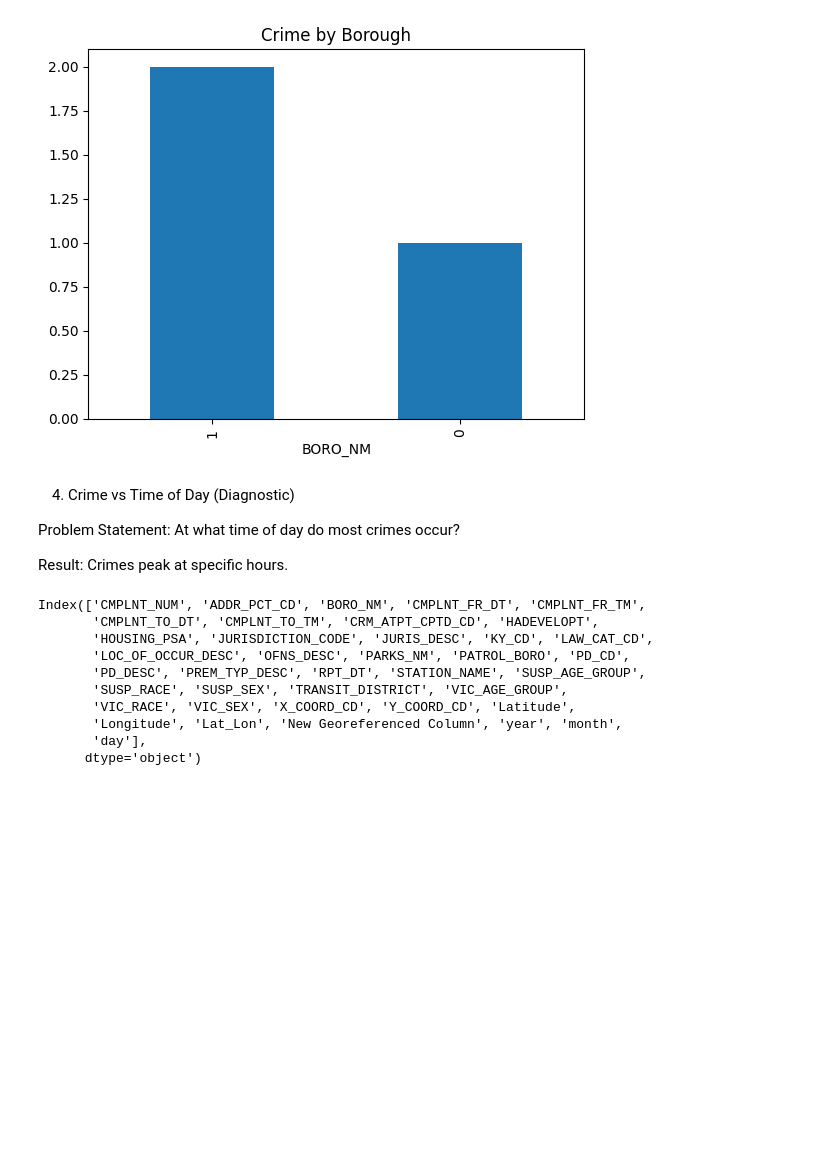
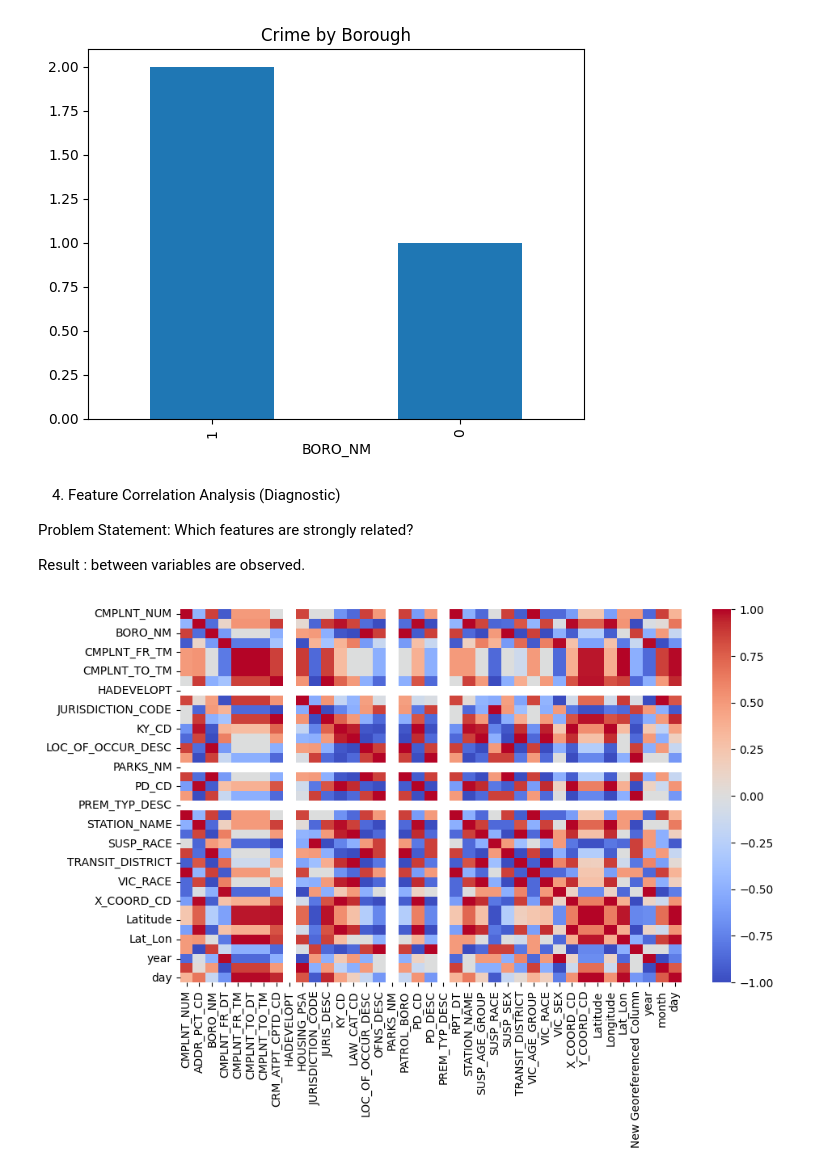
Before and after one commit to deekshithnagavalli/MACHINE-LEARNING-MODEL, a Jupyter notebook: Crime_Prediction_ML.ipynb, the cells around one changed output. Saved outputs shown, nothing was run; the diff lists cells and outputs as text; code cells hidden in the pictures; blank space fills up the shorter version.

Commit message:
updated four problem statements and their analysis

```diff
--- a/Crime_Prediction_ML.ipynb
+++ b/Crime_Prediction_ML.ipynb
@@ -164,24 +164,18 @@ plt.title("Crime by Borough")
 plt.show()
 # %% [output]
 [figure]
-# %% [markdown]
-4. Crime vs Time of Day (Diagnostic)
-
-Problem Statement:
-At what time of day do most crimes occur?
-
-Result:
-Crimes peak at specific hours.
-# %%
-df.columns
-# %% [output]
-Index(['CMPLNT_NUM', 'ADDR_PCT_CD', 'BORO_NM', 'CMPLNT_FR_DT', 'CMPLNT_FR_TM',
-       'CMPLNT_TO_DT', 'CMPLNT_TO_TM', 'CRM_ATPT_CPTD_CD', 'HADEVELOPT',
-       'HOUSING_PSA', 'JURISDICTION_CODE', 'JURIS_DESC', 'KY_CD', 'LAW_CAT_CD',
-       'LOC_OF_OCCUR_DESC', 'OFNS_DESC', 'PARKS_NM', 'PATROL_BORO', 'PD_CD',
-       'PD_DESC', 'PREM_TYP_DESC', 'RPT_DT', 'STATION_NAME', 'SUSP_AGE_GROUP',
-       'SUSP_RACE', 'SUSP_SEX', 'TRANSIT_DISTRICT', 'VIC_AGE_GROUP',
-       'VIC_RACE', 'VIC_SEX', 'X_COORD_CD', 'Y_COORD_CD', 'Latitude',
-       'Longitude', 'Lat_Lon', 'New Georeferenced Column', 'year', 'month',
-       'day'],
-      dtype='object')
+# %% [markdown]
+4. Feature Correlation Analysis (Diagnostic)
+
+Problem Statement:
+Which features are strongly related?
+
+
+Result :
+between variables are observed.
+# %%
+plt.figure(figsize=(10,6))
+sns.heatmap(df.corr(), cmap='coolwarm')
+plt.show()
+# %% [output]
+[figure, added]
```
